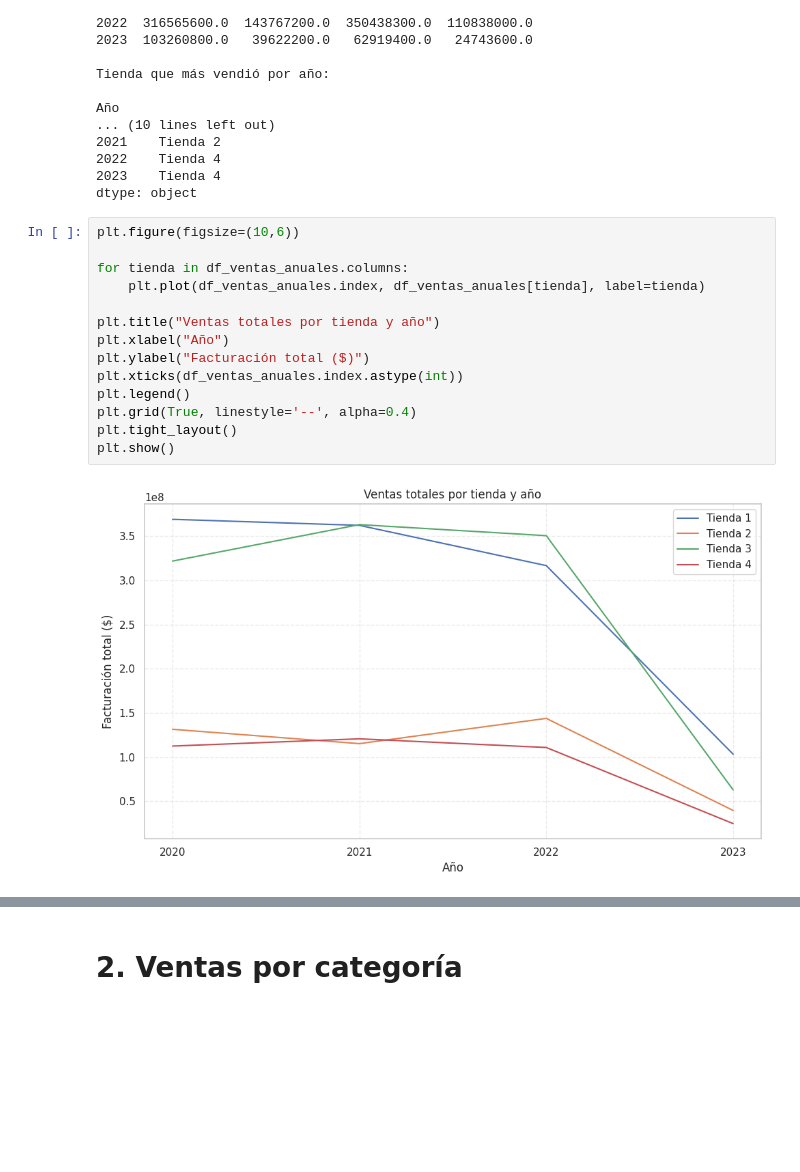
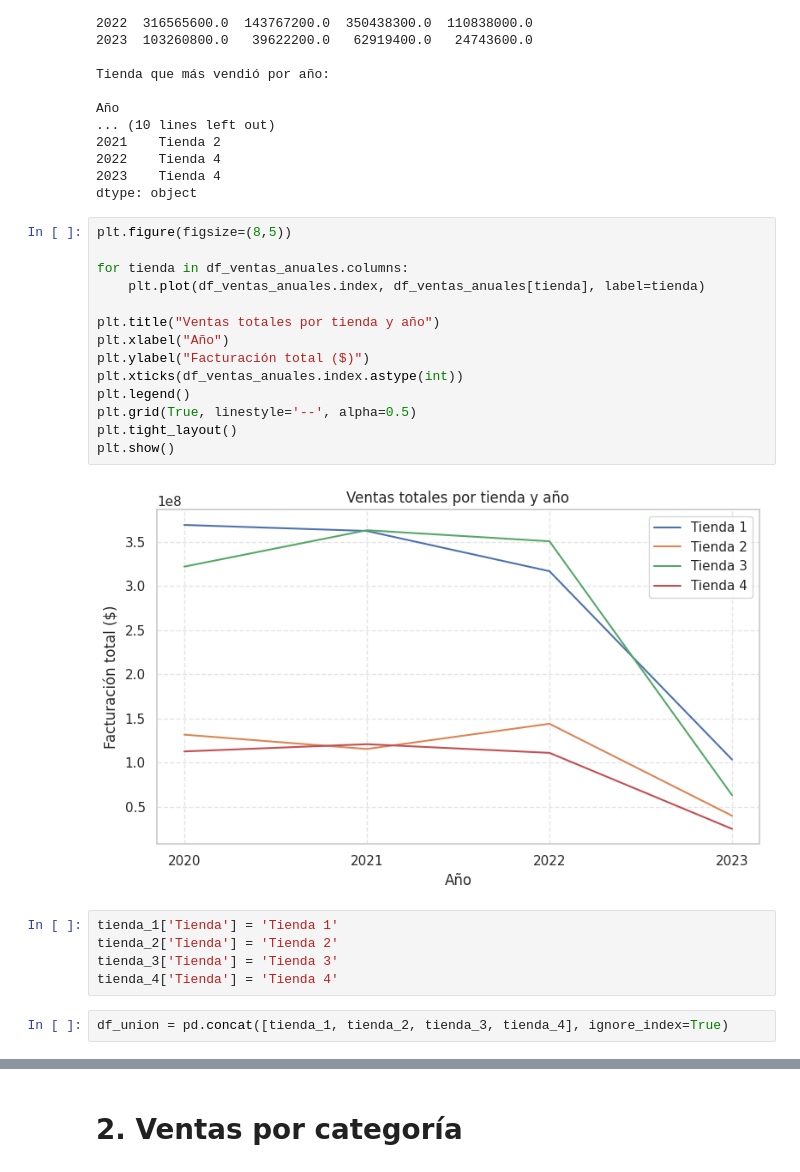
Before and after one commit to david125-cmd/python-data-science-challenge-alura-store, a Jupyter notebook: AluraStoreLatam.ipynb, the cells around one changed output, grey strips where cells are left out. Drawn from its saved outputs; the diff is of its cells as text; blank space fills up the shorter version.

```diff
--- a/AluraStoreLatam.ipynb
+++ b/AluraStoreLatam.ipynb
@@ -113,18 +113,25 @@ Año
 2023    Tienda 4
 dtype: object
 # %%
-plt.figure(figsize=(10,6))
+plt.figure(figsize=(8,5))
 
 for tienda in df_ventas_anuales.columns:
     plt.plot(df_ventas_anuales.index, df_ventas_anuales[tienda], label=tienda)
 
 plt.title("Ventas totales por tienda y año")
 plt.xlabel("Año")
 plt.ylabel("Facturación total ($)")
 plt.xticks(df_ventas_anuales.index.astype(int))
 plt.legend()
-plt.grid(True, linestyle='--', alpha=0.4)
+plt.grid(True, linestyle='--', alpha=0.5)
 plt.tight_layout()
 plt.show()
 # %% [output]
-[figure, old version]
+[figure, new version]
+# %%
+tienda_1['Tienda'] = 'Tienda 1'
+tienda_2['Tienda'] = 'Tienda 2'
+tienda_3['Tienda'] = 'Tienda 3'
+tienda_4['Tienda'] = 'Tienda 4'
+# %%
+df_union = pd.concat([tienda_1, tienda_2, tienda_3, tienda_4], ignore_index=True)
```
Also changed, not shown: parts of 3 cells of this notebook.
